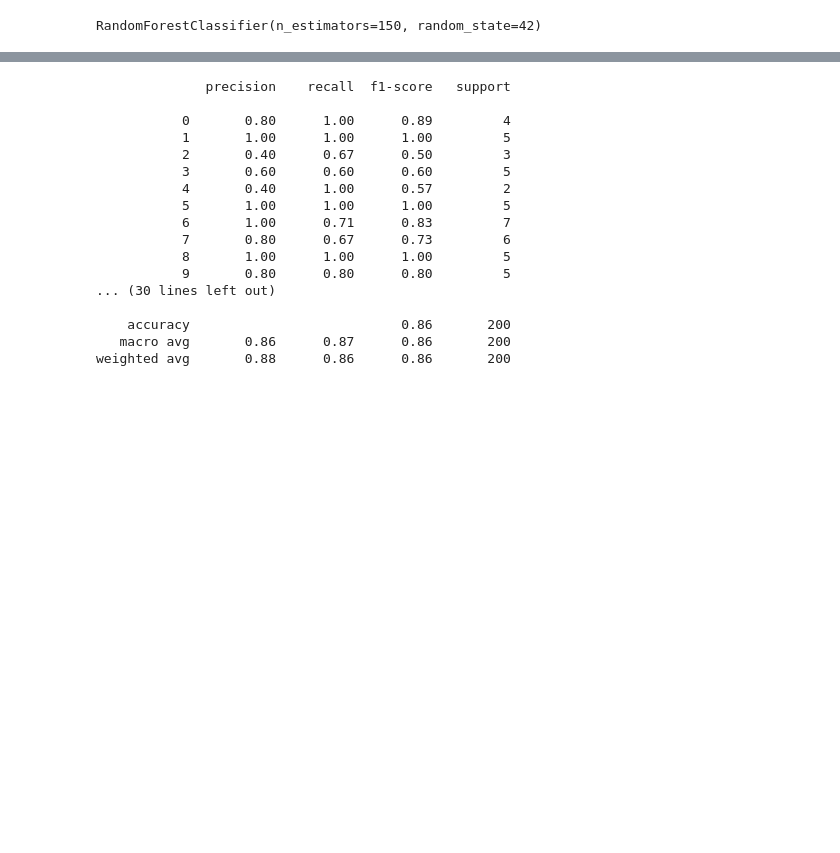
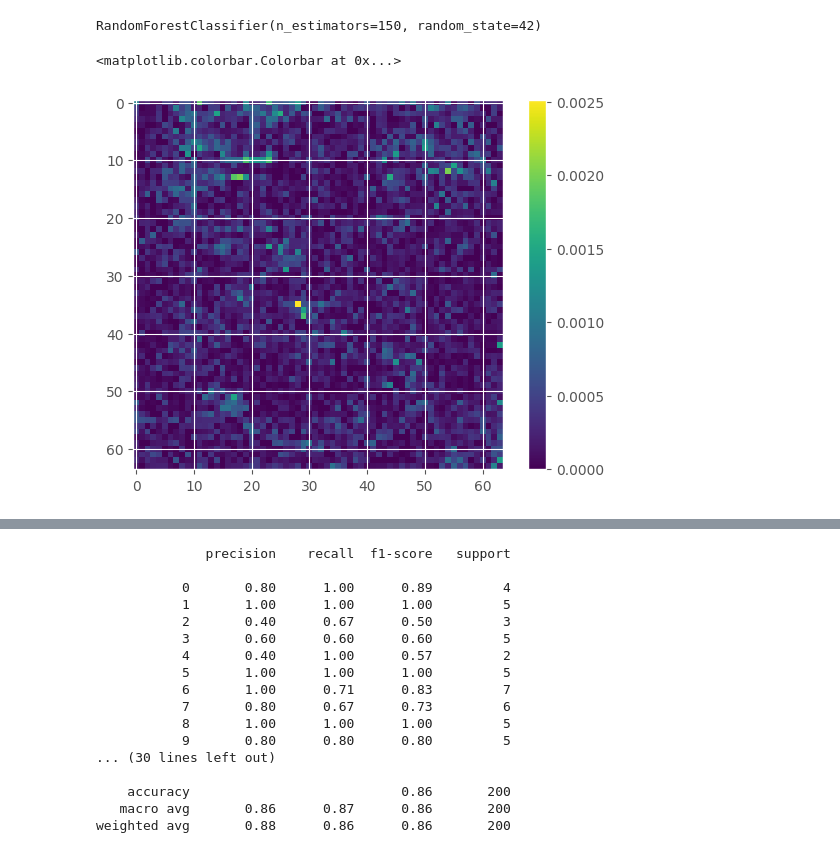
Before and after one commit to jl-padilla/ONLINE_DS_THEBRIDGE_repo, a Jupyter notebook: sprint14/Practica_Obligatoria/18_Practica_Obligatoria_No_Supervisado_PCA.ipynb, the cells around one changed output, grey strips where cells are left out. Saved outputs shown, nothing was run; the diff lists cells and outputs as text; code cells hidden in the pictures; blank space fills up the shorter version.

```diff
--- a/sprint14/Practica_Obligatoria/18_Practica_Obligatoria_No_Supervisado_PCA.ipynb
+++ b/sprint14/Practica_Obligatoria/18_Practica_Obligatoria_No_Supervisado_PCA.ipynb
@@ -112,3 +112,11 @@ clf = RandomForestClassifier(n_estimators=150, random_state=42)
 clf.fit(X_train, y_train)
 # %% [output]
 RandomForestClassifier(n_estimators=150, random_state=42)
+# %%
+imagen= clf.feature_importances_.reshape(64,64)
+# %%
+plt.imshow(imagen)
+plt.colorbar()
+# %% [output]
+<matplotlib.colorbar.Colorbar at 0x...>
+[figure, added]
```
Also changed, not shown: parts of 16 cells of this notebook, 34 other files.
